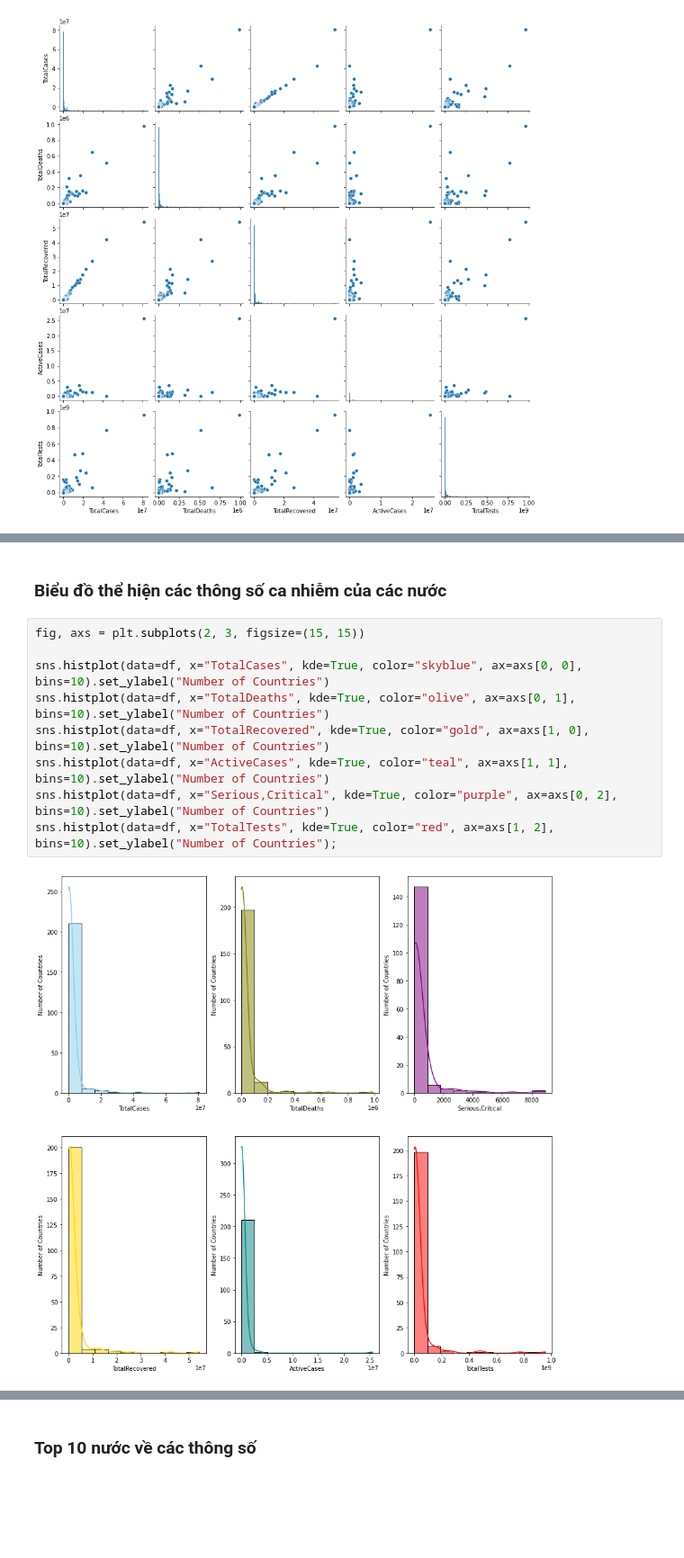
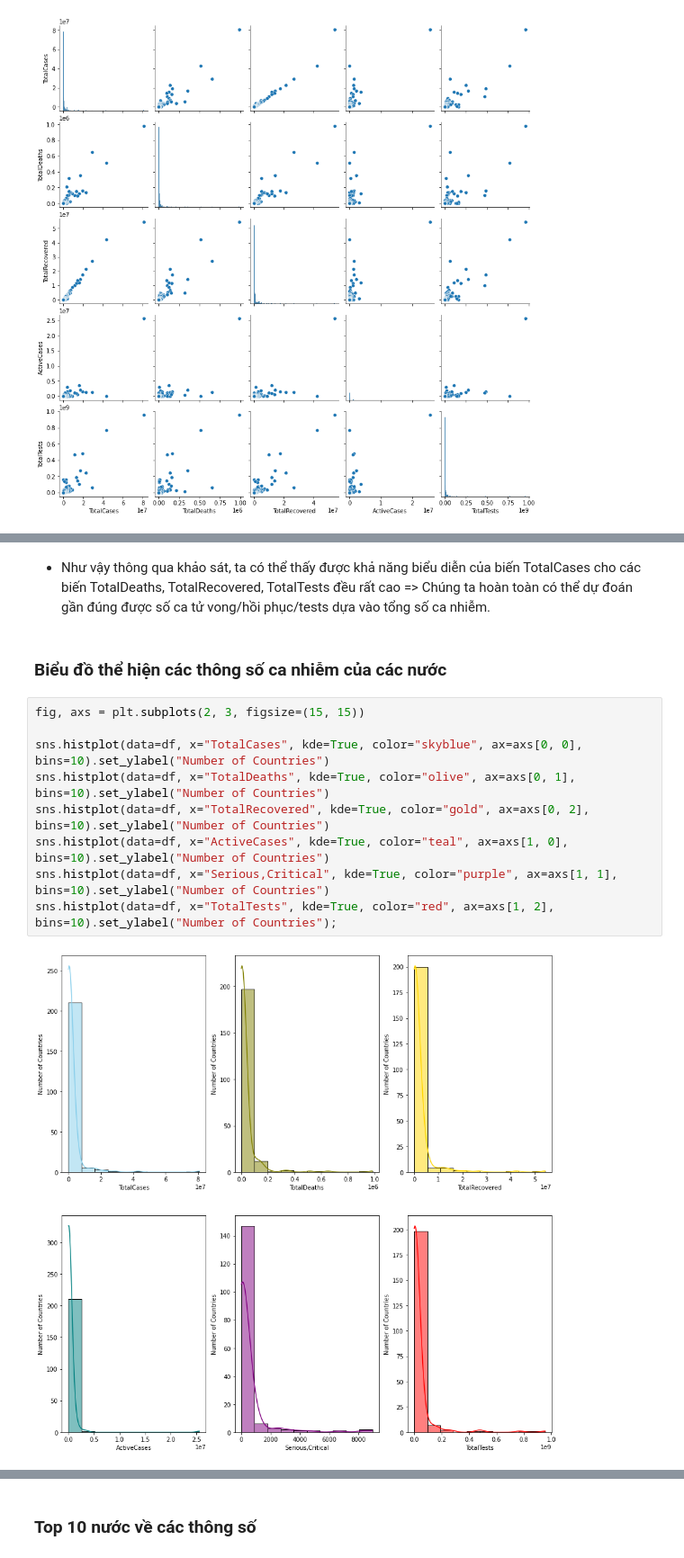
Before and after one commit to trinhhinh729/Lab1---DataVisualization, a Jupyter notebook: Analysis&Visualization.ipynb, the cells around one changed output, grey strips where cells are left out. Shown at 90% size. Saved outputs shown, nothing was run; the diff lists cells and outputs as text; blank space fills up the shorter version.

Commit message:
[March 8, 2022] Update A&V notebook
- A&V.ipynb: Explain for some chart

```diff
--- a/Analysis&Visualization.ipynb
+++ b/Analysis&Visualization.ipynb
@@ -67,13 +93,15 @@ sns.pairplot(df[col]);
+# %% [markdown]
+- Như vậy thông qua khảo sát, ta có thể thấy được khả năng biểu diễn của biến TotalCases cho các biến TotalDeaths, TotalRecovered, TotalTests đều rất cao => Chúng ta hoàn toàn có thể dự đoán gần đúng được số ca tử vong/hồi phục/tests dựa vào tổng số ca nhiễm.
 # %% [markdown]
 ### Biểu đồ thể hiện các thông số ca nhiễm của các nước
 # %%
 fig, axs = plt.subplots(2, 3, figsize=(15, 15))
 
 sns.histplot(data=df, x="TotalCases", kde=True, color="skyblue", ax=axs[0, 0], bins=10).set_ylabel("Number of Countries")
 sns.histplot(data=df, x="TotalDeaths", kde=True, color="olive", ax=axs[0, 1], bins=10).set_ylabel("Number of Countries")
-sns.histplot(data=df, x="TotalRecovered", kde=True, color="gold", ax=axs[1, 0], bins=10).set_ylabel("Number of Countries")
-sns.histplot(data=df, x="ActiveCases", kde=True, color="teal", ax=axs[1, 1], bins=10).set_ylabel("Number of Countries")
-sns.histplot(data=df, x="Serious,Critical", kde=True, color="purple", ax=axs[0, 2], bins=10).set_ylabel("Number of Countries")
+sns.histplot(data=df, x="TotalRecovered", kde=True, color="gold", ax=axs[0, 2], bins=10).set_ylabel("Number of Countries")
+sns.histplot(data=df, x="ActiveCases", kde=True, color="teal", ax=axs[1, 0], bins=10).set_ylabel("Number of Countries")
+sns.histplot(data=df, x="Serious,Critical", kde=True, color="purple", ax=axs[1, 1], bins=10).set_ylabel("Number of Countries")
 sns.histplot(data=df, x="TotalTests", kde=True, color="red", ax=axs[1, 2], bins=10).set_ylabel("Number of Countries");
 # %% [output]
-[figure, old version]
+[figure, new version]
```
Also changed, not shown: parts of 5 cells of this notebook.
